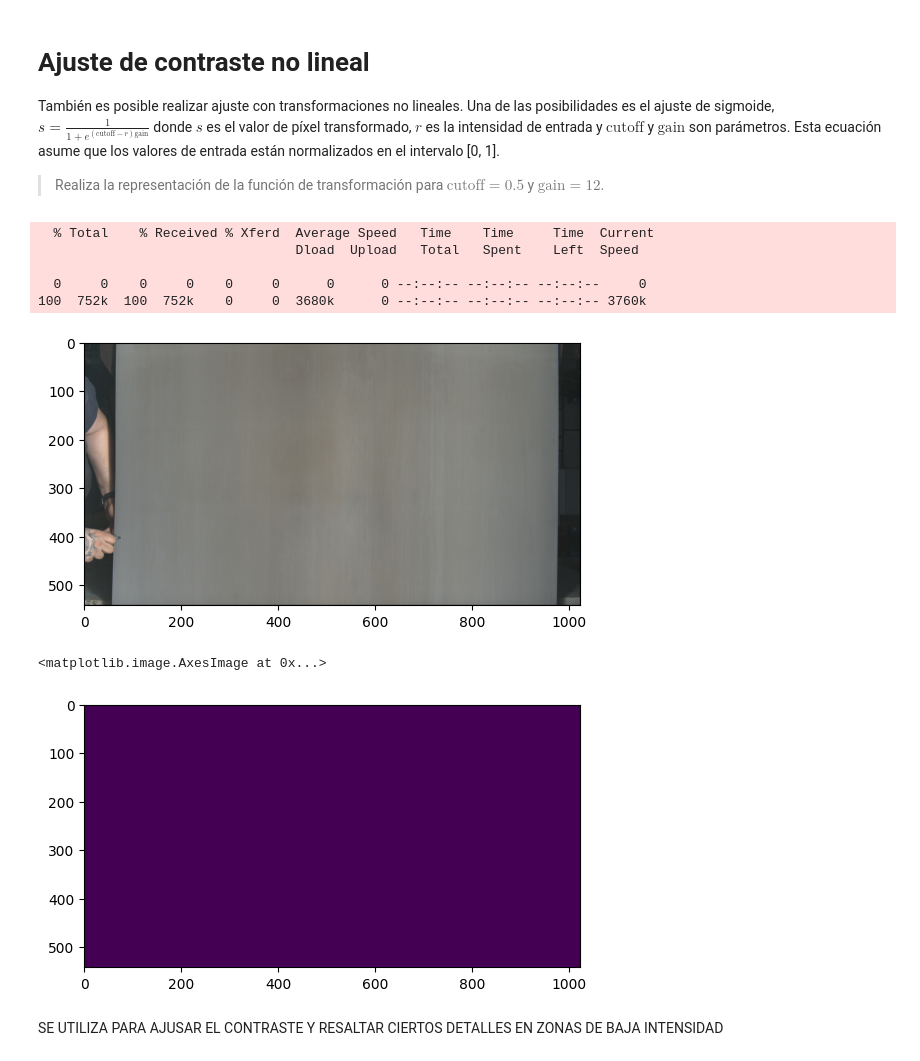
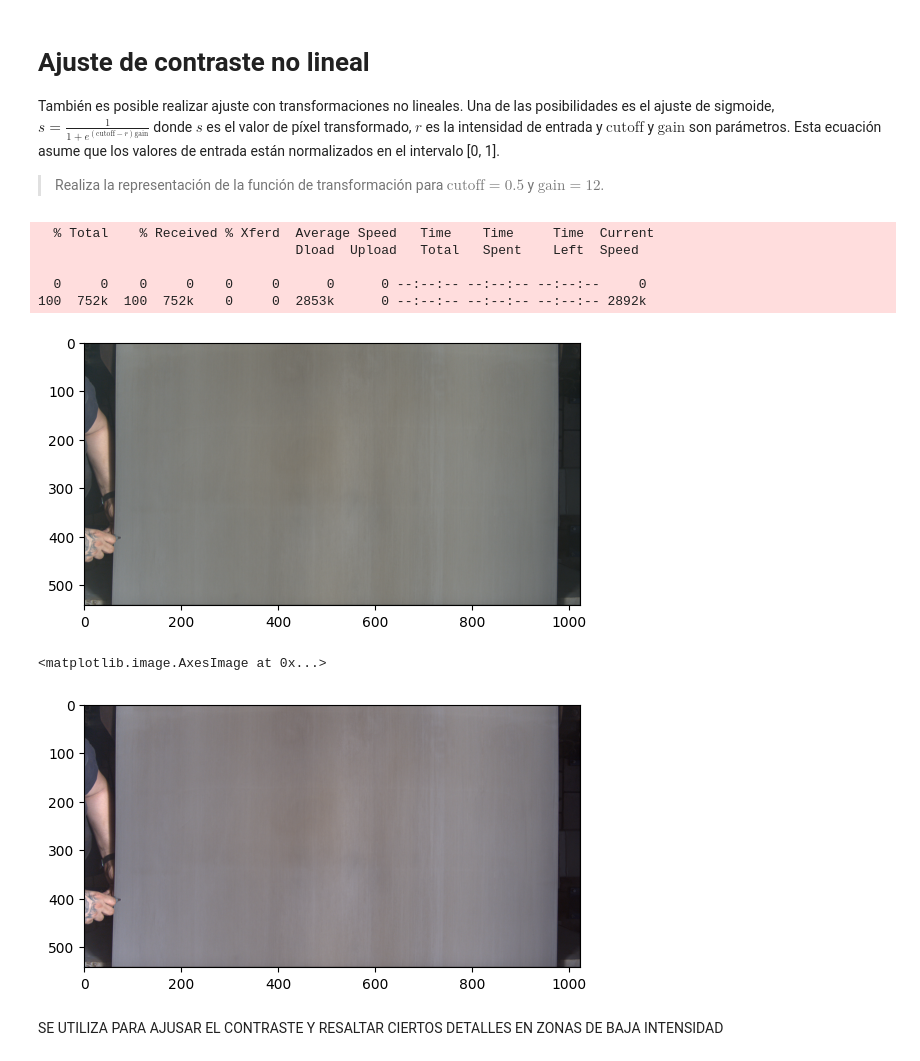
Before and after one commit to revekkadiana/Visi-n_Artificial, a Jupyter notebook: Prac03-Brillo.ipynb, the cells around one changed output. Cells and saved outputs as stored; diff of their text form; code cells hidden in the pictures.

```diff
--- a/Prac03-Brillo.ipynb
+++ b/Prac03-Brillo.ipynb
@@ -165,29 +197,29 @@ También es posible realizar ajuste con transformaciones no lineales. Una de las
 > Realiza la representación de la función de transformación para $\mathrm{cutoff} = 0.5$ y $\mathrm{gain} = 12$.
 # %%
 def sigmoide(img,cutoff,gain):
-    s=np.clip(1 / (1 + np.exp((cutoff - img) * gain)), 0, 1)
-    #transformed_image = 1 / (1 + np.exp((cutoff - image) * gain))
+    #s=np.clip(1 / (1 + np.exp((cutoff - img) * gain)), 0, 1)
+    s = 1 / (1 + np.exp((cutoff - img) * gain))
     return s
-
-
 
 
 !curl www.atc.uniovi.es/grado/3va/prac/persona.png --output persona.jpg
 img = skimage.io.imread('persona.jpg')
 plt.imshow(img)
 plt.show()
 img2=normalizacion(img)
+
+img=np.clip(img,0,1)
 img3=sigmoide(img2,0.5,12)
 plt.imshow(img2)
 # %% [output]
   % Total    % Received % Xferd  Average Speed   Time    Time     Time  Current
                                  Dload  Upload   Total   Spent    Left  Speed
 
   0     0    0     0    0     0      0      0 --:--:-- --:--:-- --:--:--     0
-100  752k  100  752k    0     0  3680k      0 --:--:-- --:--:-- --:--:-- 3760k
+100  752k  100  752k    0     0  2853k      0 --:--:-- --:--:-- --:--:-- 2892k
 [figure]
 <matplotlib.image.AxesImage at 0x...>
-[figure, old version]
+[figure, new version]
 # %% [markdown]
 SE UTILIZA PARA AJUSAR EL CONTRASTE Y RESALTAR CIERTOS DETALLES EN ZONAS DE BAJA INTENSIDAD
 # %% [markdown]
```
Also changed, not shown: parts of 7 cells of this notebook, 1 other file.
